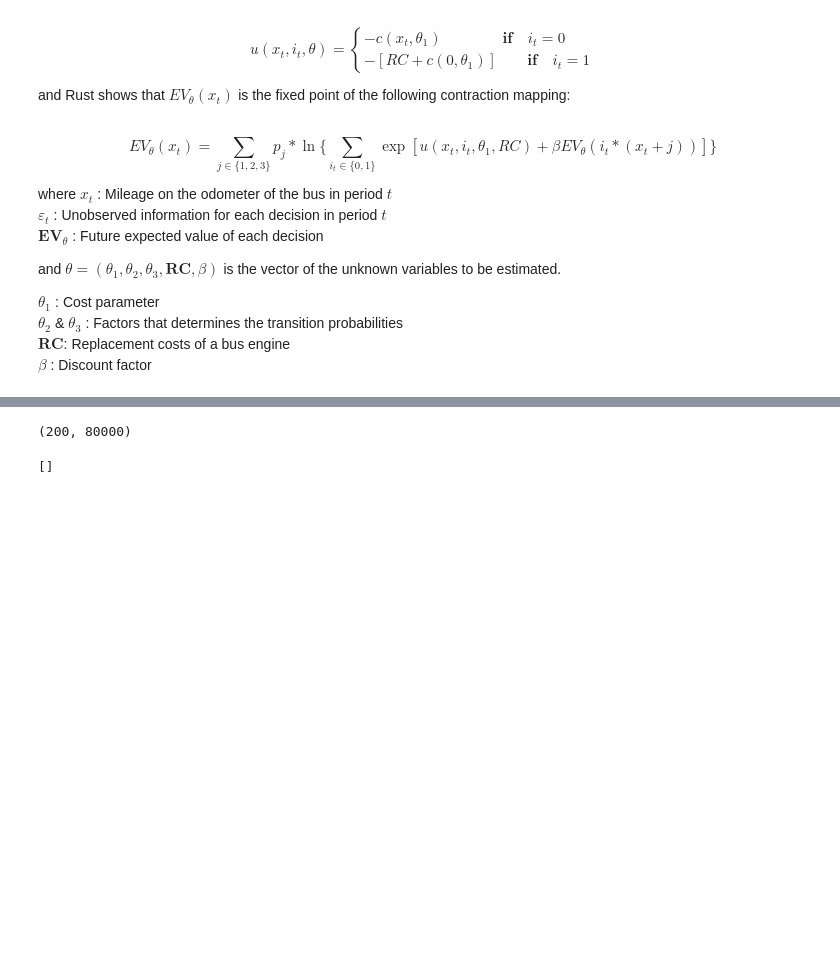
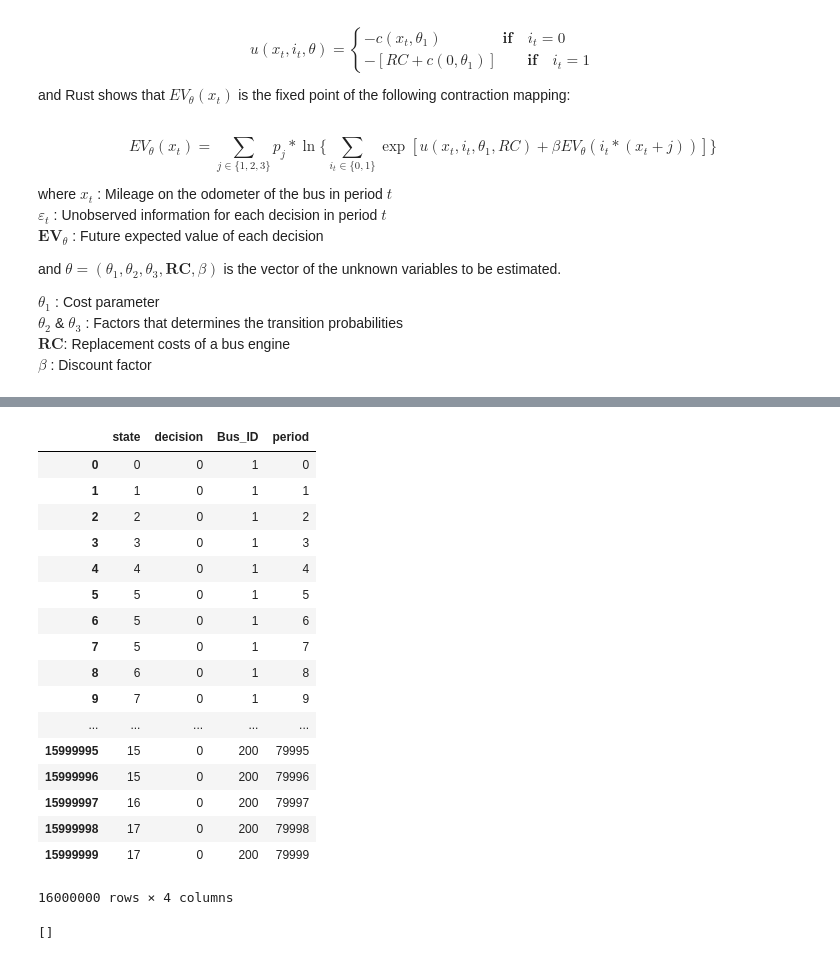
Before and after one commit to OpenSourceEconomics/ruspy, a Jupyter notebook: promotion/Plots and Problems/Plots and problems.ipynb, the cells around one changed output, grey strips where cells are left out. Cells and saved outputs as stored; diff of their text form; code cells hidden in the pictures; blank space fills up the shorter version.

Commit message:
Fixed period counting in DataFrame.

```diff
--- a/promotion/Plots and Problems/Plots and problems.ipynb
+++ b/promotion/Plots and Problems/Plots and problems.ipynb
@@ -136,10 +136,27 @@ v_exp_fig_1 = np.full(num_points, calc_ev_0(ev_org, unobs_fig_1, num_buses))
 v_disc_fig_1 = discount_utility(np.zeros(num_points), num_buses, gridsize, num_periods, utilities_fig_1, beta)
 # Create a numpy array of the periods for plotting
 periods = np.arange(0, num_periods, gridsize)
-# %%
-utilities_fig_1.shape
-# %% [output]
-(200, 80000)
+# %%
+df_fig_1
+# %% [output]
+|  | state | decision | Bus_ID | period |
+| 0 | 0 | 0 | 1 | 0 |
+| 1 | 1 | 0 | 1 | 1 |
+| 2 | 2 | 0 | 1 | 2 |
+| 3 | 3 | 0 | 1 | 3 |
+| 4 | 4 | 0 | 1 | 4 |
+| 5 | 5 | 0 | 1 | 5 |
+| 6 | 5 | 0 | 1 | 6 |
+| 7 | 5 | 0 | 1 | 7 |
+| 8 | 6 | 0 | 1 | 8 |
+| 9 | 7 | 0 | 1 | 9 |
+| ... | ... | ... | ... | ... |
+| 15999995 | 15 | 0 | 200 | 79995 |
+| 15999996 | 15 | 0 | 200 | 79996 |
+| 15999997 | 16 | 0 | 200 | 79997 |
+| 15999998 | 17 | 0 | 200 | 79998 |
+| 15999999 | 17 | 0 | 200 | 79999 |
+16000000 rows × 4 columns
 # %%
 fig = plt.figure(figsize=(14, 6))
 ax = fig.add_subplot(111)
```
Also changed, not shown: parts of 1 cell of this notebook, 1 other file.
